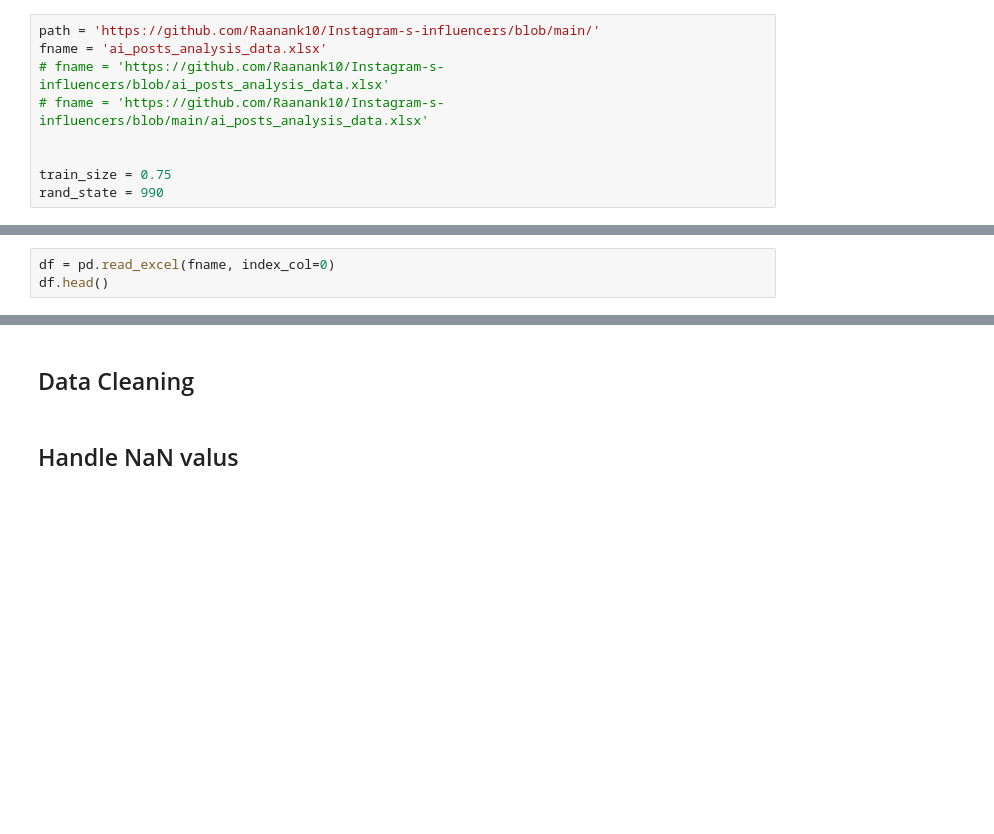
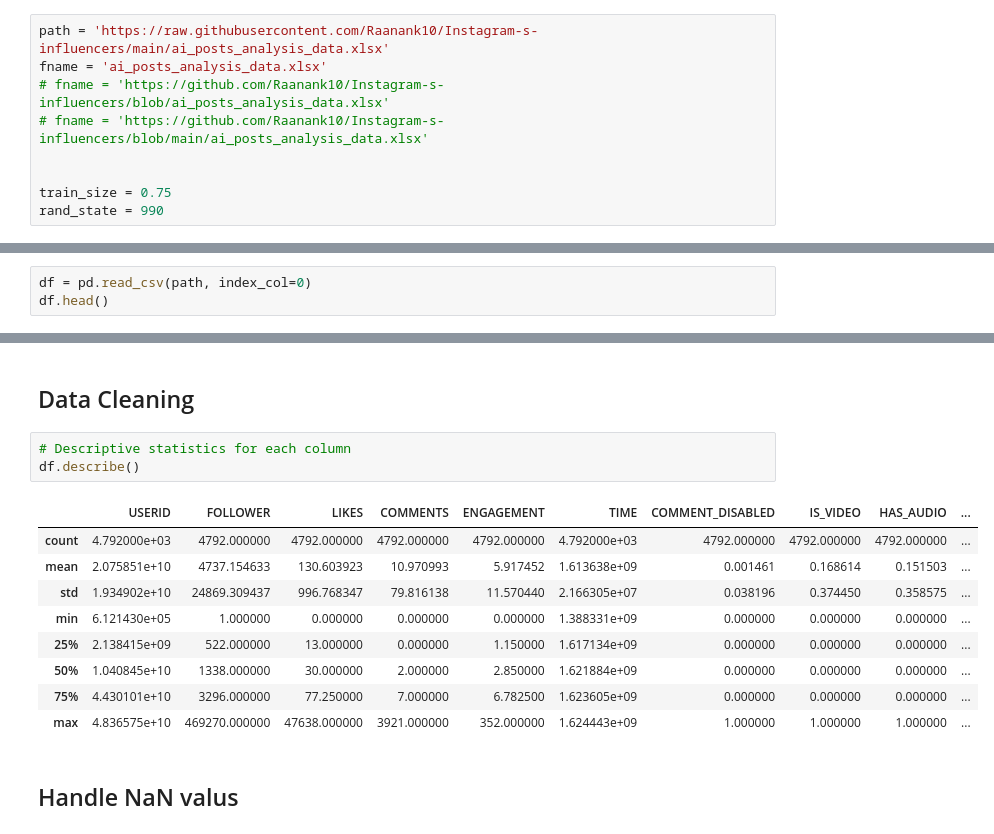
Before and after one commit to Raanank10/Instagram-s-influencers, a Jupyter notebook: Instagram_influencers.ipynb, the cells around one changed output, grey strips where cells are left out. Saved outputs shown, nothing was run; the diff lists cells and outputs as text; blank space fills up the shorter version.

```diff
--- a/Instagram_influencers.ipynb
+++ b/Instagram_influencers.ipynb
@@ -5,7 +5,7 @@
 # %% [markdown]
 # Global Parameters
 # %%
-path = 'https://github.com/Raanank10/Instagram-s-influencers/blob/main/'
+path = 'https://raw.githubusercontent.com/Raanank10/Instagram-s-influencers/main/ai_posts_analysis_data.xlsx'
 fname = 'ai_posts_analysis_data.xlsx'
 # fname = 'https://github.com/Raanank10/Instagram-s-influencers/blob/ai_posts_analysis_data.xlsx'
 # fname = 'https://github.com/Raanank10/Instagram-s-influencers/blob/main/ai_posts_analysis_data.xlsx'
@@ -64,7 +64,7 @@ from IPython.display import Image, display
 warnings.filterwarnings('ignore')
 %matplotlib inline
 # %%
-df = pd.read_excel(fname, index_col=0)
+df = pd.read_csv(path, index_col=0)
 df.head()
 # %% [output]
 |  | USERID | USERNAME | FULLNAME | FOLLOWER | POST ID | SHORTCODE | LIKES | COMMENTS | ENGAGEMENT | URL | ... |
@@ -124,6 +124,19 @@ HAS_AUDIO                            2
 dtype: int64
 # %% [markdown]
 ## Data Cleaning
+# %%
+# Descriptive statistics for each column
+df.describe()
+# %% [output]
+|  | USERID | FOLLOWER | LIKES | COMMENTS | ENGAGEMENT | TIME | COMMENT_DISABLED | IS_VIDEO | HAS_AUDIO | ... |
+| count | 4.792000e+03 | 4792.000000 | 4792.000000 | 4792.000000 | 4792.000000 | 4.792000e+03 | 4792.000000 | 4792.000000 | 4792.000000 | ... |
+| mean | 2.075851e+10 | 4737.154633 | 130.603923 | 10.970993 | 5.917452 | 1.613638e+09 | 0.001461 | 0.168614 | 0.151503 | ... |
+| std | 1.934902e+10 | 24869.309437 | 996.768347 | 79.816138 | 11.570440 | 2.166305e+07 | 0.038196 | 0.374450 | 0.358575 | ... |
+| min | 6.121430e+05 | 1.000000 | 0.000000 | 0.000000 | 0.000000 | 1.388331e+09 | 0.000000 | 0.000000 | 0.000000 | ... |
+| 25% | 2.138415e+09 | 522.000000 | 13.000000 | 0.000000 | 1.150000 | 1.617134e+09 | 0.000000 | 0.000000 | 0.000000 | ... |
+| 50% | 1.040845e+10 | 1338.000000 | 30.000000 | 2.000000 | 2.850000 | 1.621884e+09 | 0.000000 | 0.000000 | 0.000000 | ... |
+| 75% | 4.430101e+10 | 3296.000000 | 77.250000 | 7.000000 | 6.782500 | 1.623605e+09 | 0.000000 | 0.000000 | 0.000000 | ... |
+| max | 4.836575e+10 | 469270.000000 | 47638.000000 | 3921.000000 | 352.000000 | 1.624443e+09 | 1.000000 | 1.000000 | 1.000000 | ... |
 # %% [markdown]
 ## Handle NaN valus
 # %% [markdown]
```
Also changed, not shown: parts of 2 cells of this notebook.
